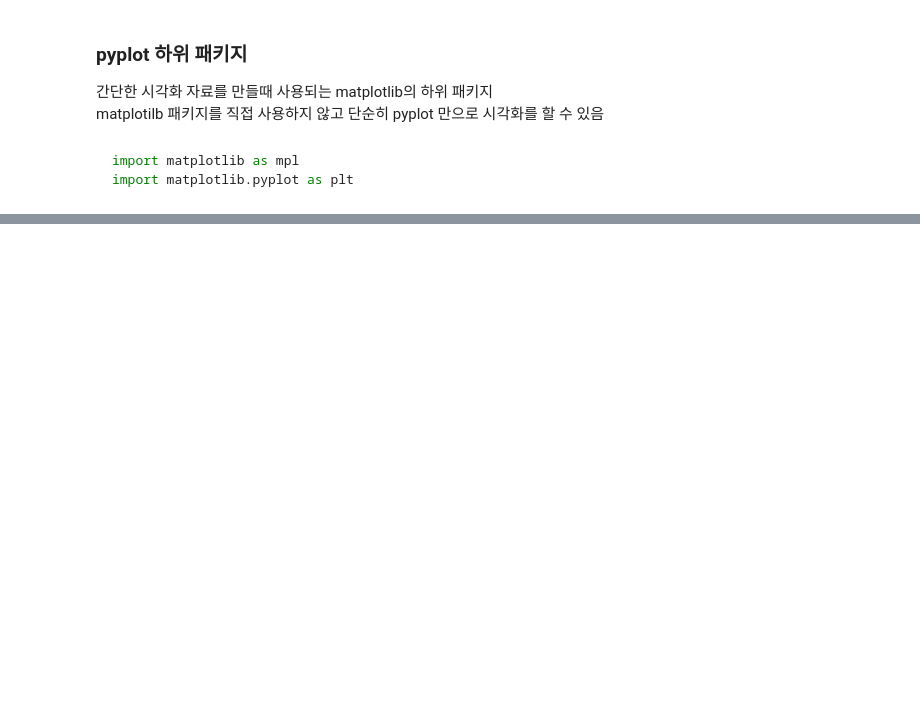
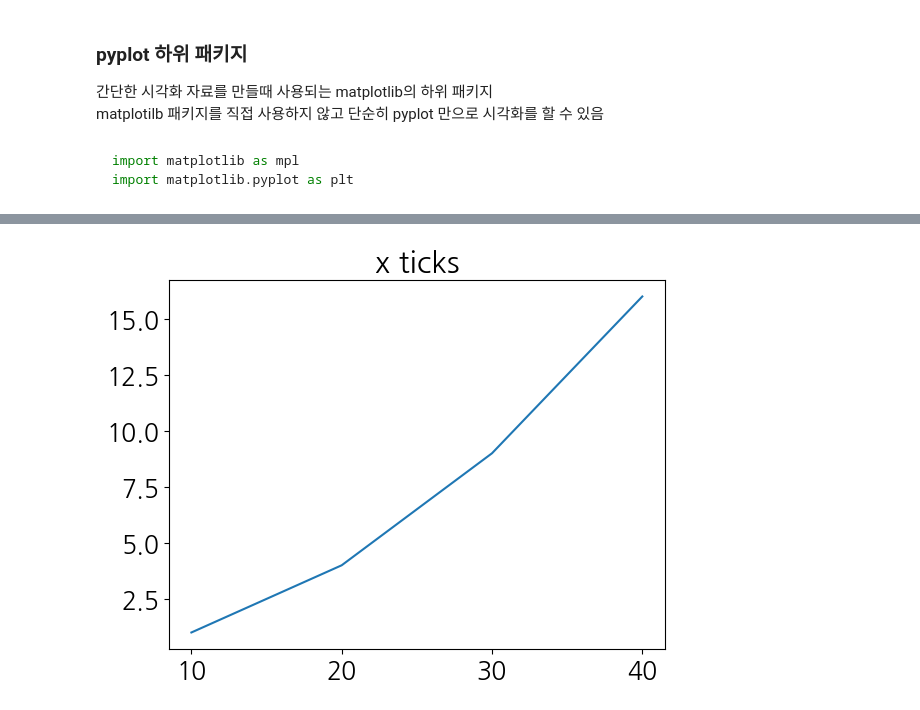
Before and after one commit to Chixol/Python, a Jupyter notebook: matplotlib_visualize_data/matplotlib_basic.ipynb, the cells around one changed output, grey strips where cells are left out. Drawn from its saved outputs; the diff is of its cells as text; code cells hidden in the pictures; blank space fills up the shorter version.

```diff
--- a/matplotlib_visualize_data/matplotlib_basic.ipynb
+++ b/matplotlib_visualize_data/matplotlib_basic.ipynb
@@ -39,0 +74,6 @@ plt.rcParams['axes.unicode_minus'] = False
+# %%
+plt.title("x ticks")
+plt.plot([10, 20, 30, 40], [1, 4, 9, 16])
+plt.show()
+# %% [output]
+[figure, added]
```
Also changed, not shown: parts of 11 cells of this notebook.
